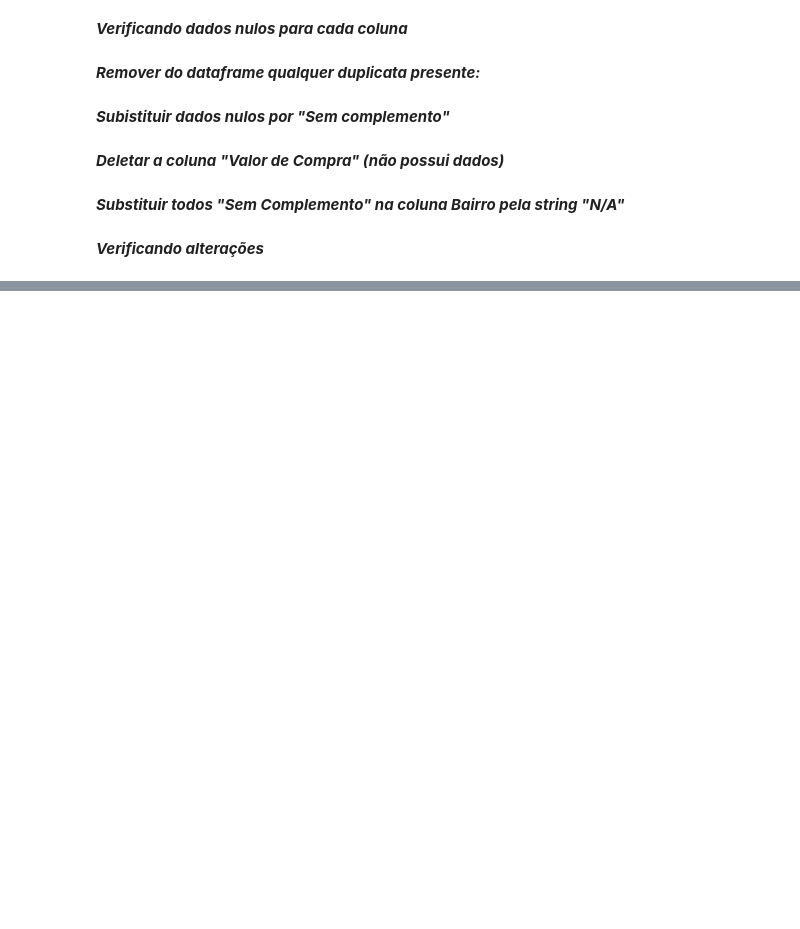
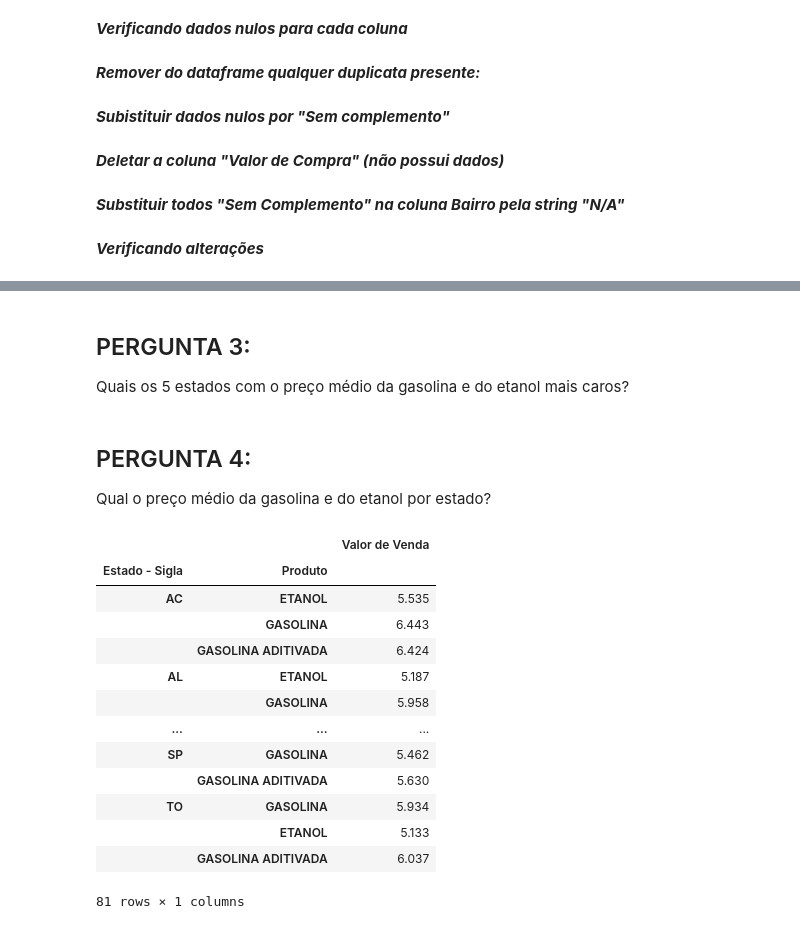
Before and after one commit to RhayzaPinto/Projeto_Modulo-IV, a Jupyter notebook: Projeto Módulo 4 - Dados - Branch Main.ipynb, the cells around one changed output, grey strips where cells are left out. Drawn from its saved outputs; the diff is of its cells as text; code cells hidden in the pictures; blank space fills up the shorter version.

```diff
--- a/Projeto Módulo 4 - Dados - Branch Main.ipynb
+++ b/Projeto Módulo 4 - Dados - Branch Main.ipynb
@@ -118,0 +133,3 @@ dados_jul
+# %% [markdown]
+## PERGUNTA 3:
+Quais os 5 estados com o preço médio da gasolina e do etanol mais caros?
@@ -118,0 +142,20 @@ dados_jul
+# %% [markdown]
+## PERGUNTA 4:
+Qual o preço médio da gasolina e do etanol por estado?
+# %%
+round(dados_concat.groupby(['Estado - Sigla','Produto'])[['Valor de Venda']].mean().sort_values(by='Estado - Sigla'),3)
+# %% [output]
+|  |  | Valor de Venda |
+| Estado - Sigla | Produto |  |
+| AC | ETANOL | 5.535 |
+|  | GASOLINA | 6.443 |
+|  | GASOLINA ADITIVADA | 6.424 |
+| AL | ETANOL | 5.187 |
+|  | GASOLINA | 5.958 |
+| ... | ... | ... |
+| SP | GASOLINA | 5.462 |
+|  | GASOLINA ADITIVADA | 5.630 |
+| TO | GASOLINA | 5.934 |
+|  | ETANOL | 5.133 |
+|  | GASOLINA ADITIVADA | 6.037 |
+81 rows × 1 columns
```
Also changed, not shown: parts of 19 cells of this notebook.
